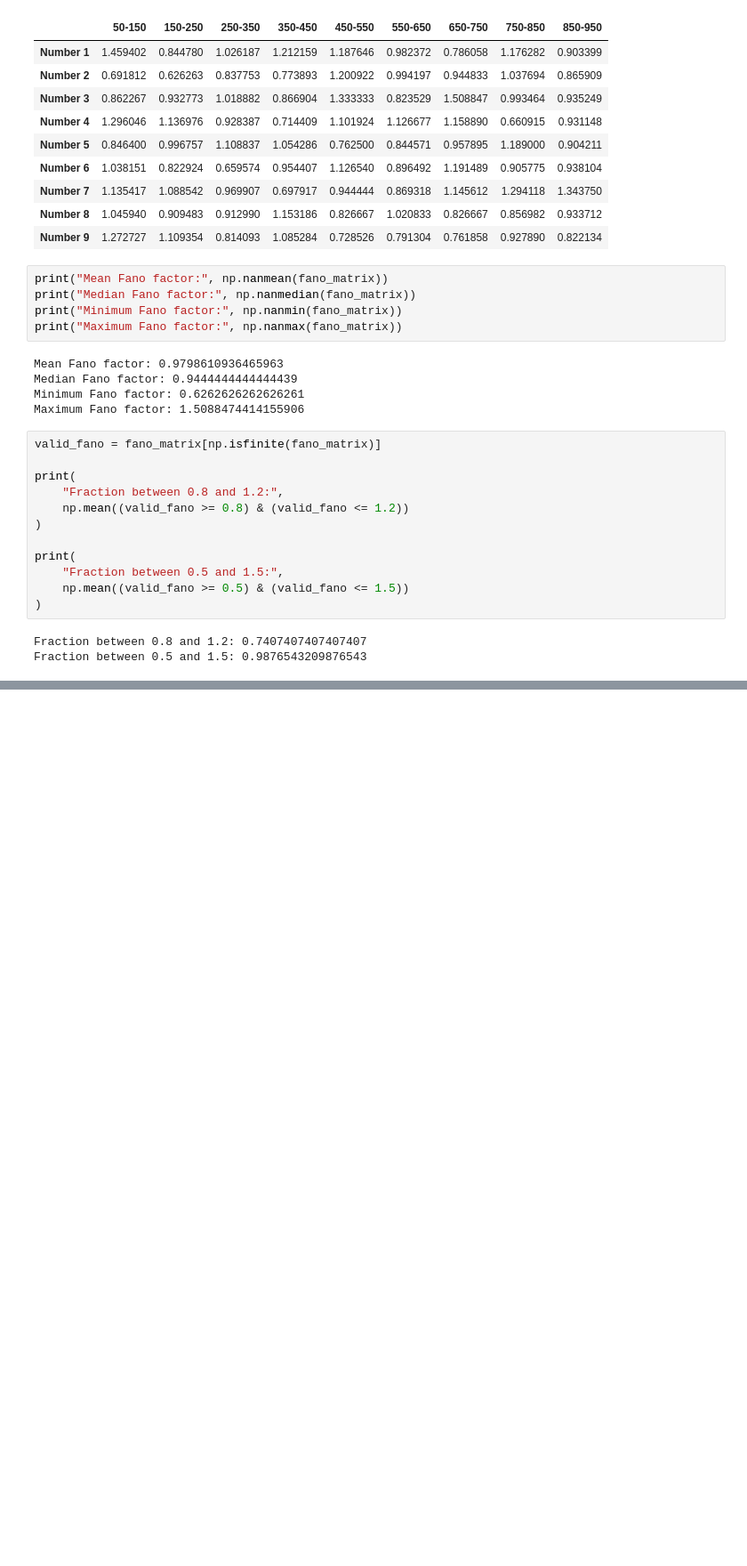
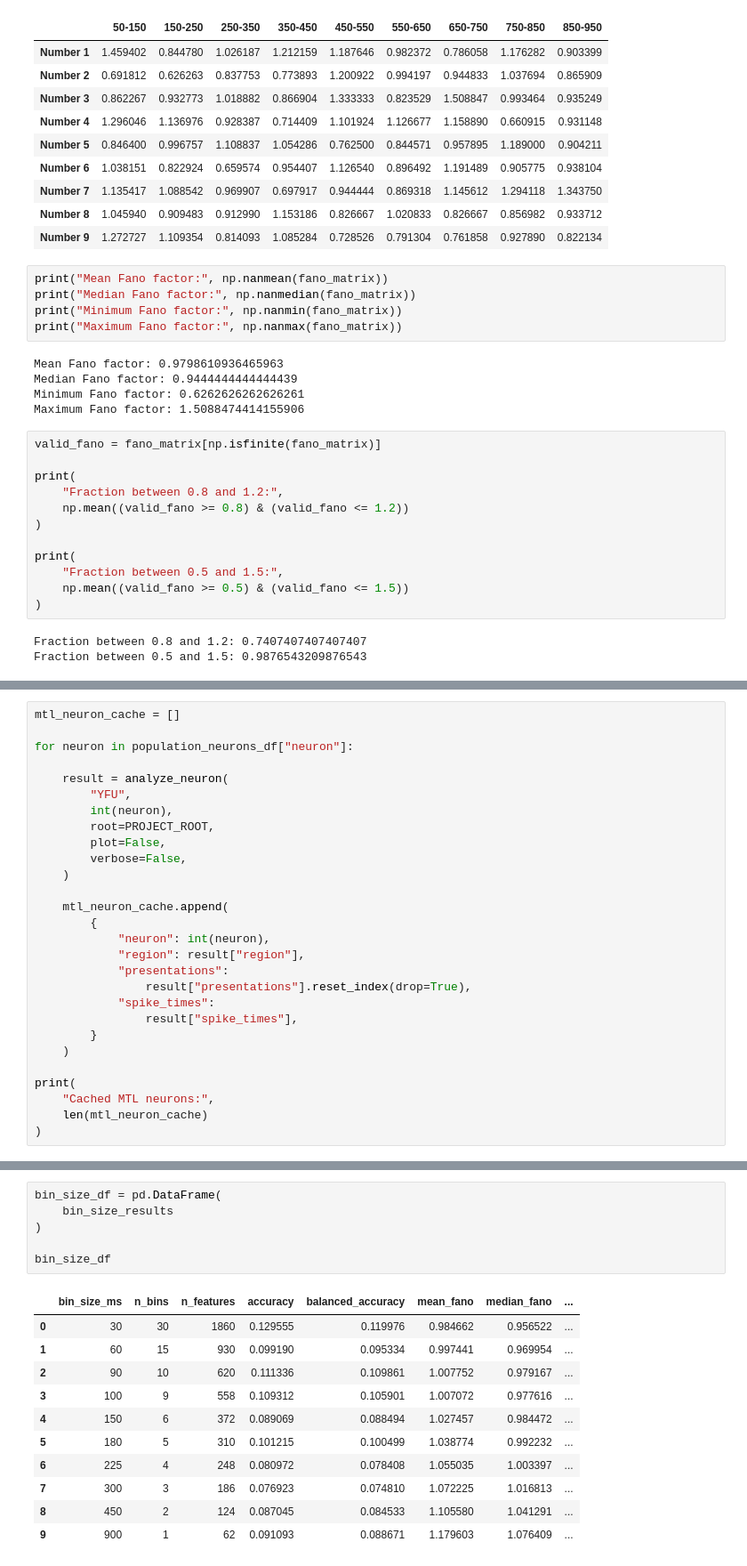
Before and after one commit to Shafiq-Abdu/number-simplex-reproduction, a Jupyter notebook: notebooks1/poissonnaivebayes.ipynb, the cells around one changed output, grey strips where cells are left out. Shown at 89% size. Saved outputs shown, nothing was run; the diff lists cells and outputs as text; blank space fills up the shorter version.

```diff
--- a/notebooks1/poissonnaivebayes.ipynb
+++ b/notebooks1/poissonnaivebayes.ipynb
@@ -416,0 +1231,28 @@ Fraction between 0.5 and 1.5: 0.9876543209876543
+# %%
+mtl_neuron_cache = []
+
+for neuron in population_neurons_df["neuron"]:
+
+    result = analyze_neuron(
+        "YFU",
+        int(neuron),
+        root=PROJECT_ROOT,
+        plot=False,
+        verbose=False,
+    )
+
+    mtl_neuron_cache.append(
+        {
+            "neuron": int(neuron),
+            "region": result["region"],
+            "presentations":
+                result["presentations"].reset_index(drop=True),
+            "spike_times":
+                result["spike_times"],
+        }
+    )
+
+print(
+    "Cached MTL neurons:",
+    len(mtl_neuron_cache)
+)
@@ -416,0 +1414,18 @@ Fraction between 0.5 and 1.5: 0.9876543209876543
+# %%
+bin_size_df = pd.DataFrame(
+    bin_size_results
+)
+
+bin_size_df
+# %% [output]
+|  | bin_size_ms | n_bins | n_features | accuracy | balanced_accuracy | mean_fano | median_fano | ... |
+| 0 | 30 | 30 | 1860 | 0.129555 | 0.119976 | 0.984662 | 0.956522 | ... |
+| 1 | 60 | 15 | 930 | 0.099190 | 0.095334 | 0.997441 | 0.969954 | ... |
+| 2 | 90 | 10 | 620 | 0.111336 | 0.109861 | 1.007752 | 0.979167 | ... |
+| 3 | 100 | 9 | 558 | 0.109312 | 0.105901 | 1.007072 | 0.977616 | ... |
+| 4 | 150 | 6 | 372 | 0.089069 | 0.088494 | 1.027457 | 0.984472 | ... |
+| 5 | 180 | 5 | 310 | 0.101215 | 0.100499 | 1.038774 | 0.992232 | ... |
+| 6 | 225 | 4 | 248 | 0.080972 | 0.078408 | 1.055035 | 1.003397 | ... |
+| 7 | 300 | 3 | 186 | 0.076923 | 0.074810 | 1.072225 | 1.016813 | ... |
+| 8 | 450 | 2 | 124 | 0.087045 | 0.084533 | 1.105580 | 1.041291 | ... |
+| 9 | 900 | 1 | 62 | 0.091093 | 0.088671 | 1.179603 | 1.076409 | ... |
```
Also changed, not shown: parts of 41 cells of this notebook, 3 other files.
